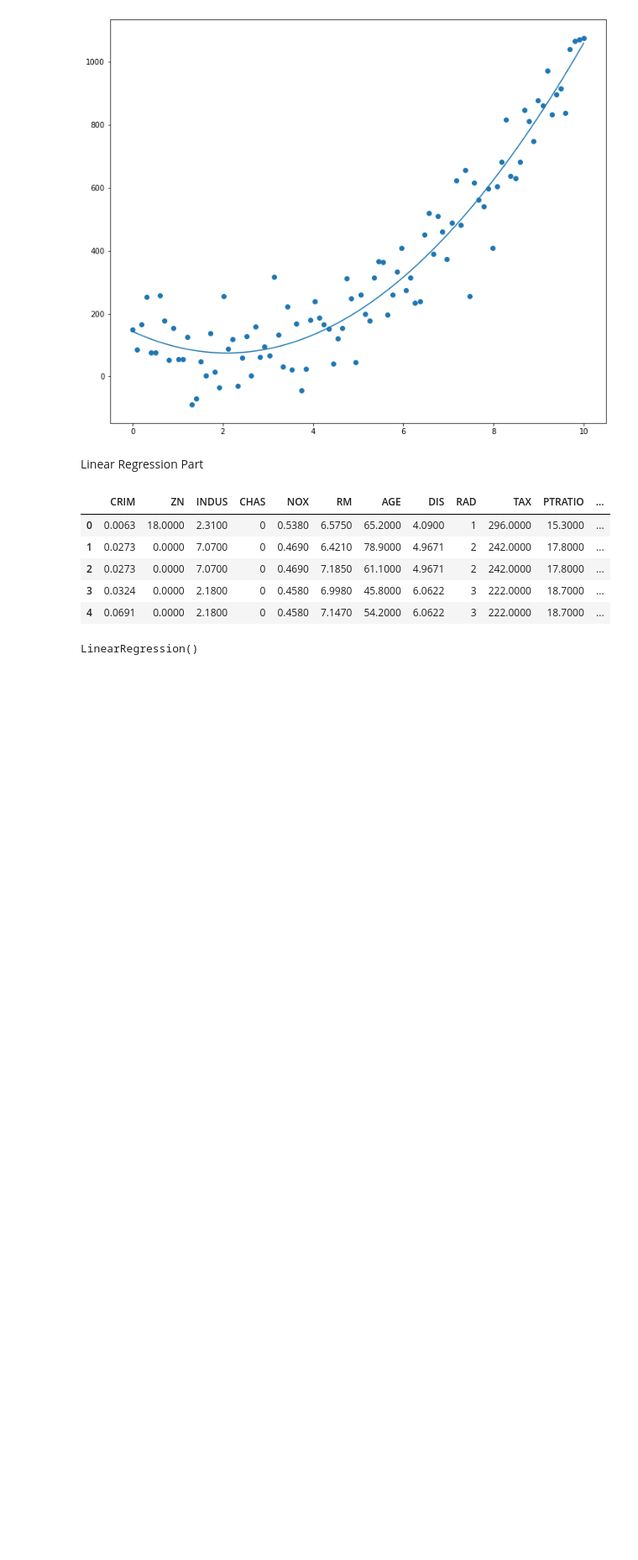
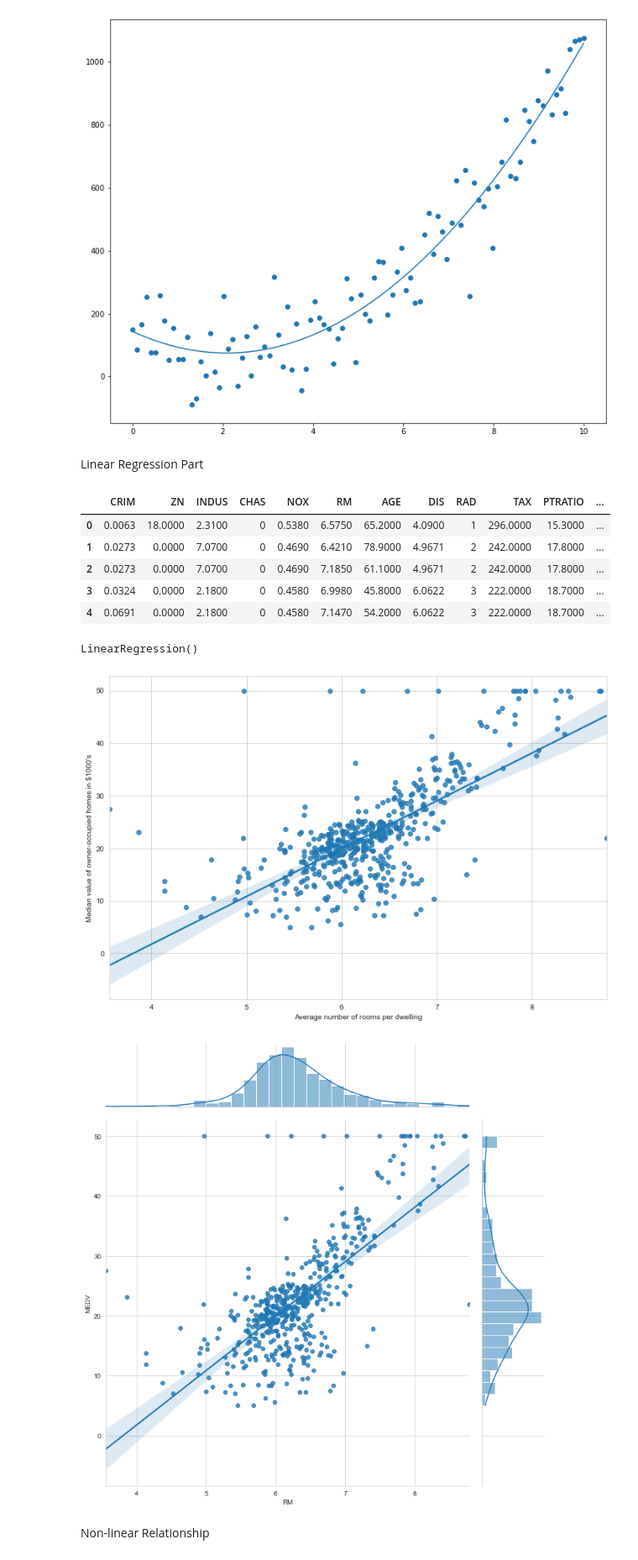
Before and after one commit to mashnun/Regression, a Jupyter notebook: Multiple Regression.ipynb, the cells around one changed output. Shown at 84% size. Drawn from its saved outputs; the diff is of its cells as text; code cells hidden in the pictures; blank space fills up the shorter version.

```diff
--- a/Multiple Regression.ipynb
+++ b/Multiple Regression.ipynb
@@ -347,7 +347,7 @@ df1.head()
 | 3 | 0.0324 | 0.0000 | 2.1800 | 0 | 0.4580 | 6.9980 | 45.8000 | 6.0622 | 3 | 222.0000 | 18.7000 | ... |
 | 4 | 0.0691 | 0.0000 | 2.1800 | 0 | 0.4580 | 7.1470 | 54.2000 | 6.0622 | 3 | 222.0000 | 18.7000 | ... |
 # %%
-X = df1['CRIM'].values.reshape(-1,1)
+X = df1['RM'].values.reshape(-1,1)
 Y = df1['MEDV'].values
 # %%
 from sklearn.linear_model import LinearRegression
@@ -356,3 +356,16 @@ model = LinearRegression()
 model.fit(X,Y)
 # %% [output]
 LinearRegression()
+# %%
+pt.figure(figsize=(12,8));
+sb.regplot(X,Y) #this will plot the regression line between X and Y data
+pt.xlabel('Average number of rooms per dwelling')
+pt.ylabel("Median value of owner-occupied homes in $1000's")
+pt.show();
+sb.jointplot(x='RM', y='MEDV', data=df, kind='reg', size=10) #this will also create a regression diagram
+pt.show()
+# %% [output]
+[figure, added]
+[figure, added]
+# %% [markdown]
+Non-linear Relationship
```
Also changed, not shown: parts of 23 cells of this notebook.
